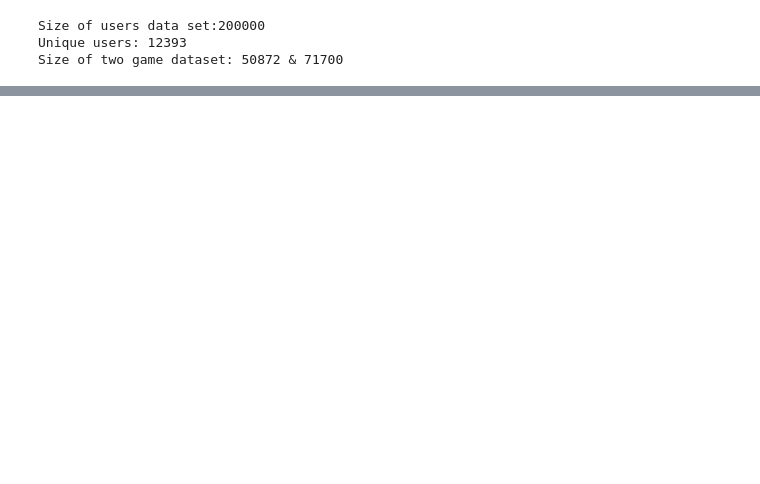
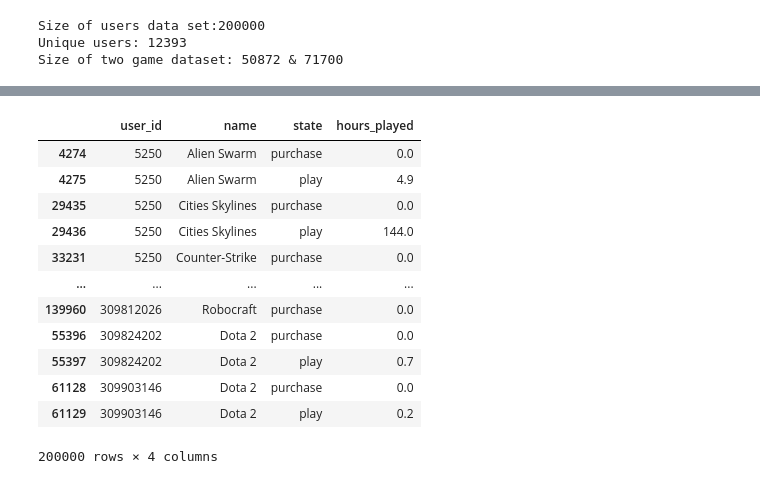
Before and after one commit to JHeczko/dataScience_kurs, a Jupyter notebook: Recommending-System/preprocessing.ipynb, the cells around one changed output, grey strips where cells are left out. Saved outputs shown, nothing was run; the diff lists cells and outputs as text; code cells hidden in the pictures; blank space fills up the shorter version.

```diff
--- a/Recommending-System/preprocessing.ipynb
+++ b/Recommending-System/preprocessing.ipynb
@@ -106,0 +104,17 @@ games_merged.head(5)
+# %%
+users.loc[users['state'] == 'purchase', 'hours_played'] = 0
+users.sort_values(by=['user_id','name'])
+# %% [output]
+|  | user_id | name | state | hours_played |
+| 4274 | 5250 | Alien Swarm | purchase | 0.0 |
+| 4275 | 5250 | Alien Swarm | play | 4.9 |
+| 29435 | 5250 | Cities Skylines | purchase | 0.0 |
+| 29436 | 5250 | Cities Skylines | play | 144.0 |
+| 33231 | 5250 | Counter-Strike | purchase | 0.0 |
+| ... | ... | ... | ... | ... |
+| 139960 | 309812026 | Robocraft | purchase | 0.0 |
+| 55396 | 309824202 | Dota 2 | purchase | 0.0 |
+| 55397 | 309824202 | Dota 2 | play | 0.7 |
+| 61128 | 309903146 | Dota 2 | purchase | 0.0 |
+| 61129 | 309903146 | Dota 2 | play | 0.2 |
+200000 rows × 4 columns
```
Also changed, not shown: parts of 6 cells of this notebook.
